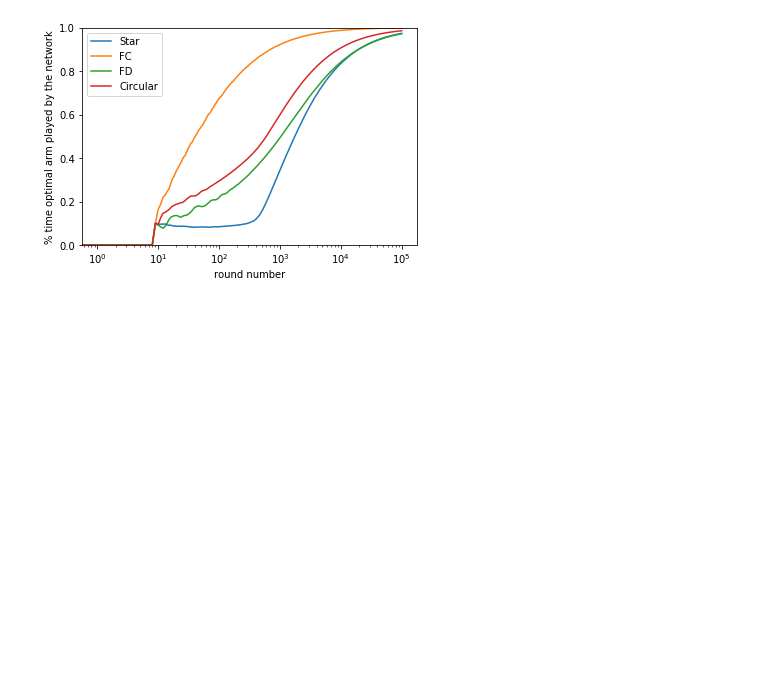
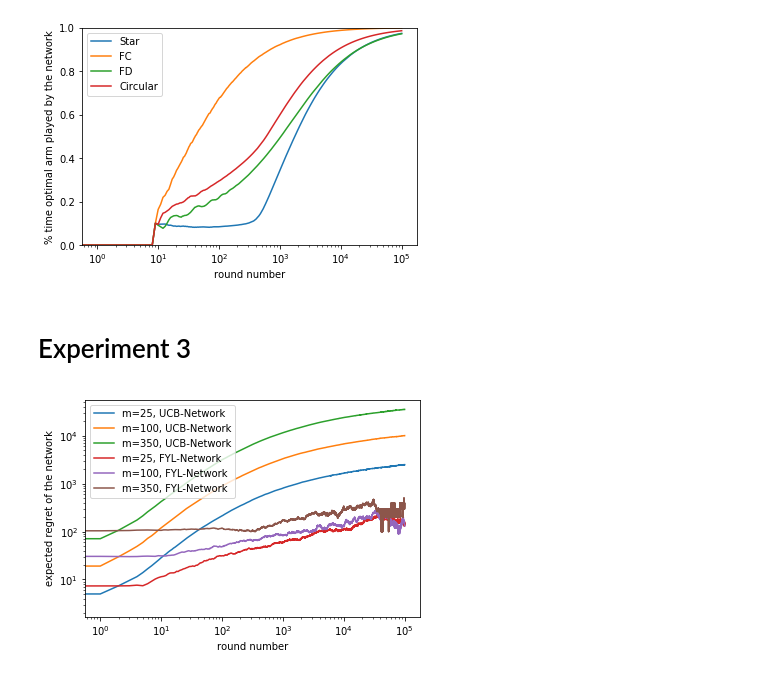
Before and after one commit to LouisTrezzini/mlgraphs-bandits-network, a Jupyter notebook: VisualizeRegret.ipynb, the cells around one changed output. Drawn from its saved outputs; the diff is of its cells as text; code cells hidden in the pictures; blank space fills up the shorter version.

Commit message:
Experiment 3.

```diff
--- a/VisualizeRegret.ipynb
+++ b/VisualizeRegret.ipynb
@@ -67,3 +67,27 @@ plt.legend()
 plt.show()
 # %% [output]
 [figure]
+# %% [markdown]
+# Experiment 3
+# %%
+FYL25 = pd.read_csv("experiment-3/FYL25.txt", sep = " ")
+FYL100 = pd.read_csv("experiment-3/FYL100.txt", sep = " ")
+FYL350 = pd.read_csv("experiment-3/FYL350.txt", sep = " ")
+
+UCB25 = pd.read_csv("experiment-3/UCB25.txt", sep = " ")
+UCB100 = pd.read_csv("experiment-3/UCB100.txt", sep = " ")
+UCB350 = pd.read_csv("experiment-3/UCB350.txt", sep = " ")
+# %%
+plot_regret(UCB25, "m=25, UCB-Network")
+plot_regret(UCB100, "m=100, UCB-Network")
+plot_regret(UCB350, "m=350, UCB-Network")
+plot_regret(FYL25, "m=25, FYL-Network")
+plot_regret(FYL100, "m=100, FYL-Network")
+plot_regret(FYL350, "m=350, FYL-Network")
+plt.xlabel("round number")
+plt.ylabel("expected regret of the network")
+plt.yscale("log")
+plt.legend()
+plt.show()
+# %% [output]
+[figure, added]
```
Also changed, not shown: parts of 1 cell of this notebook, 1 other file.
